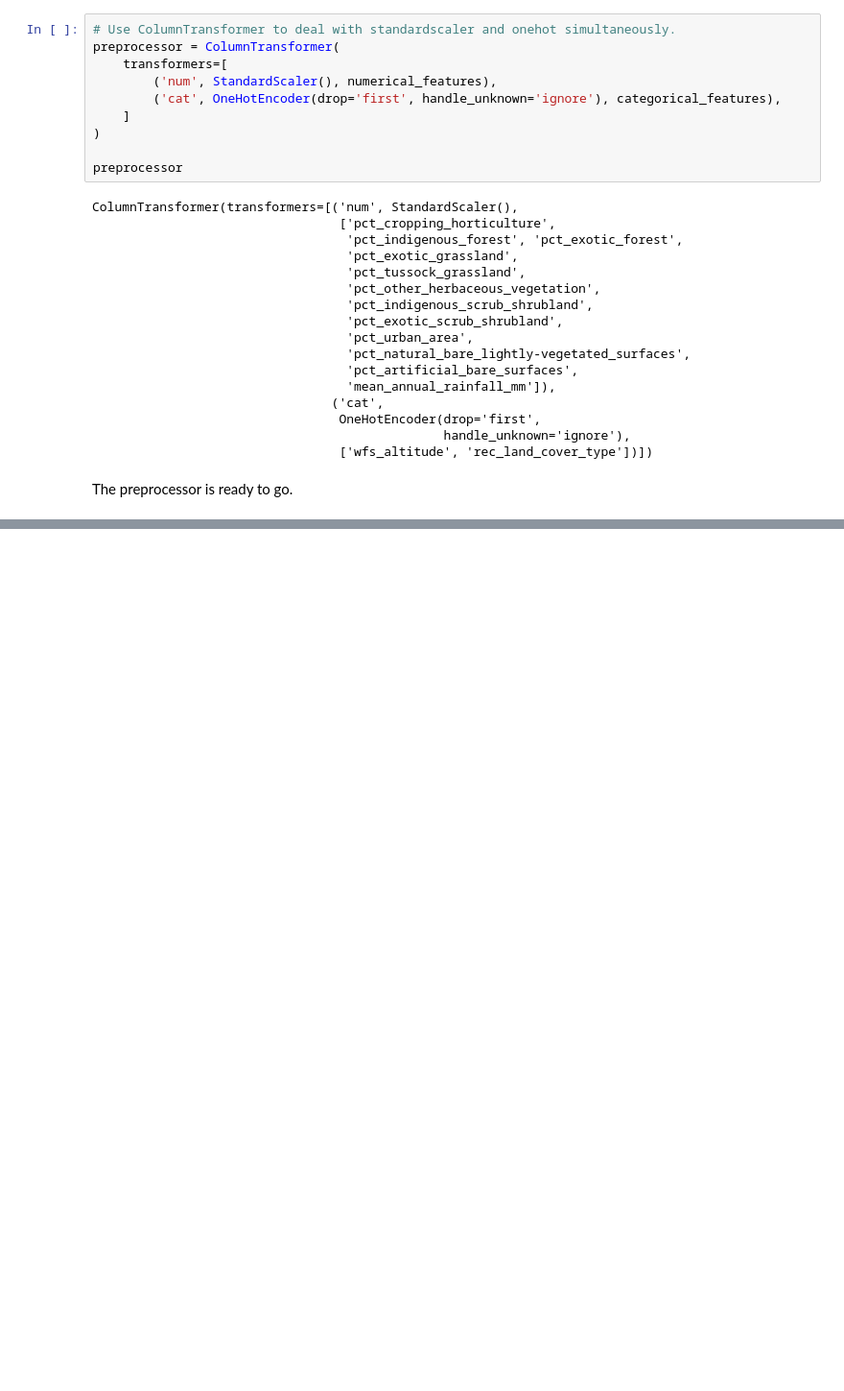
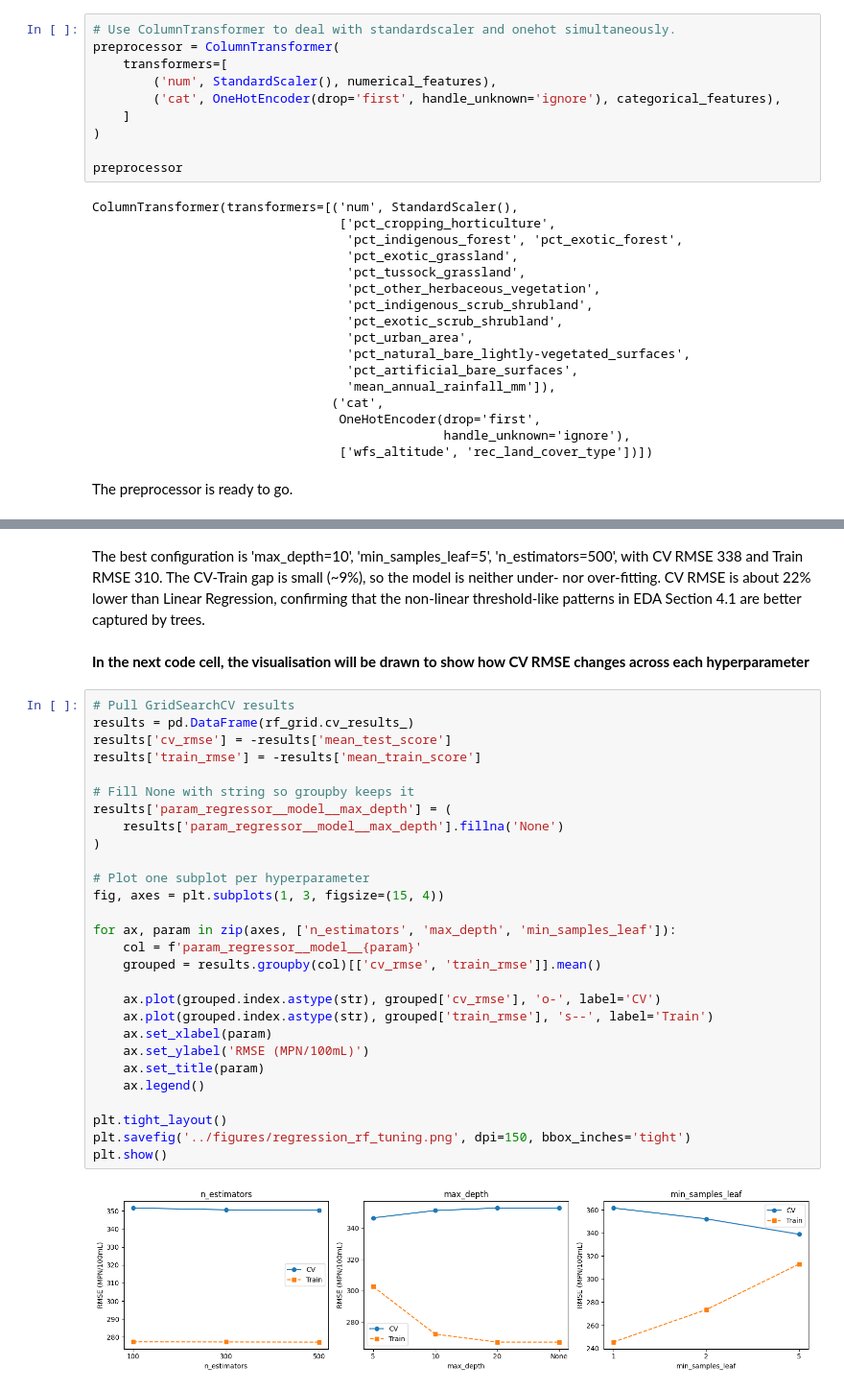
Before and after one commit to Ming-Liu-1170030/1170030-riverWQ, a Jupyter notebook: src/02_modelling.ipynb, the cells around one changed output, grey strips where cells are left out. Shown at 96% size. Cells and saved outputs as stored; diff of their text form; blank space fills up the shorter version.

Commit message:
Regression Modelling done (apart from model selection)

```diff
--- a/src/02_modelling.ipynb
+++ b/src/02_modelling.ipynb
@@ -184,0 +313,35 @@ Hyperparameters are tuned via 5-fold cross-validation on the training set, and t
+# %% [markdown]
+The best configuration is 'max_depth=10', 'min_samples_leaf=5', 'n_estimators=500', with CV RMSE 338 and Train RMSE 310. The CV-Train gap is small (~9%), so the model is neither under- nor over-fitting.
+CV RMSE is about 22% lower than Linear Regression, confirming that the non-linear threshold-like patterns in EDA Section   4.1 are better captured by trees.
+# %% [markdown]
+**In the next code cell, the visualisation will be drawn to show how CV RMSE changes across each hyperparameter**
+# %%
+# Pull GridSearchCV results
+results = pd.DataFrame(rf_grid.cv_results_)
+results['cv_rmse'] = -results['mean_test_score']
+results['train_rmse'] = -results['mean_train_score']
+
+# Fill None with string so groupby keeps it
+results['param_regressor__model__max_depth'] = (
+    results['param_regressor__model__max_depth'].fillna('None')
+)
+
+# Plot one subplot per hyperparameter
+fig, axes = plt.subplots(1, 3, figsize=(15, 4))
+
+for ax, param in zip(axes, ['n_estimators', 'max_depth', 'min_samples_leaf']):
+    col = f'param_regressor__model__{param}'
+    grouped = results.groupby(col)[['cv_rmse', 'train_rmse']].mean()
+
+    ax.plot(grouped.index.astype(str), grouped['cv_rmse'], 'o-', label='CV')
+    ax.plot(grouped.index.astype(str), grouped['train_rmse'], 's--', label='Train')
+    ax.set_xlabel(param)
+    ax.set_ylabel('RMSE (MPN/100mL)')
+    ax.set_title(param)
+    ax.legend()
+
+plt.tight_layout()
+plt.savefig('../figures/regression_rf_tuning.png', dpi=150, bbox_inches='tight')
+plt.show()
+# %% [output]
+[figure, added]
```
Also changed, not shown: parts of 24 cells of this notebook, 2 other files.
